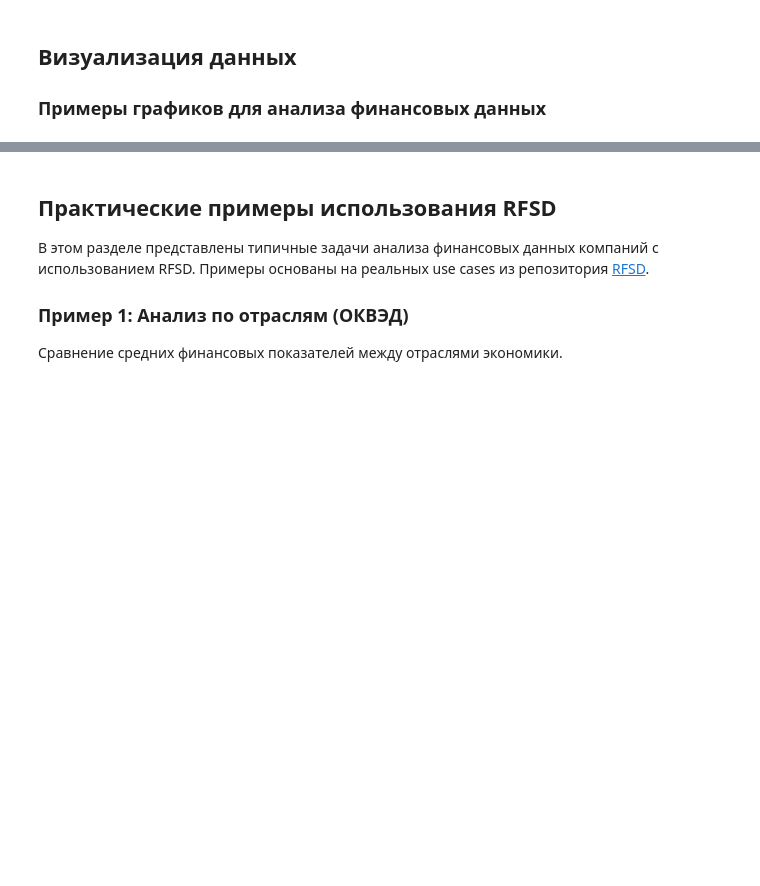
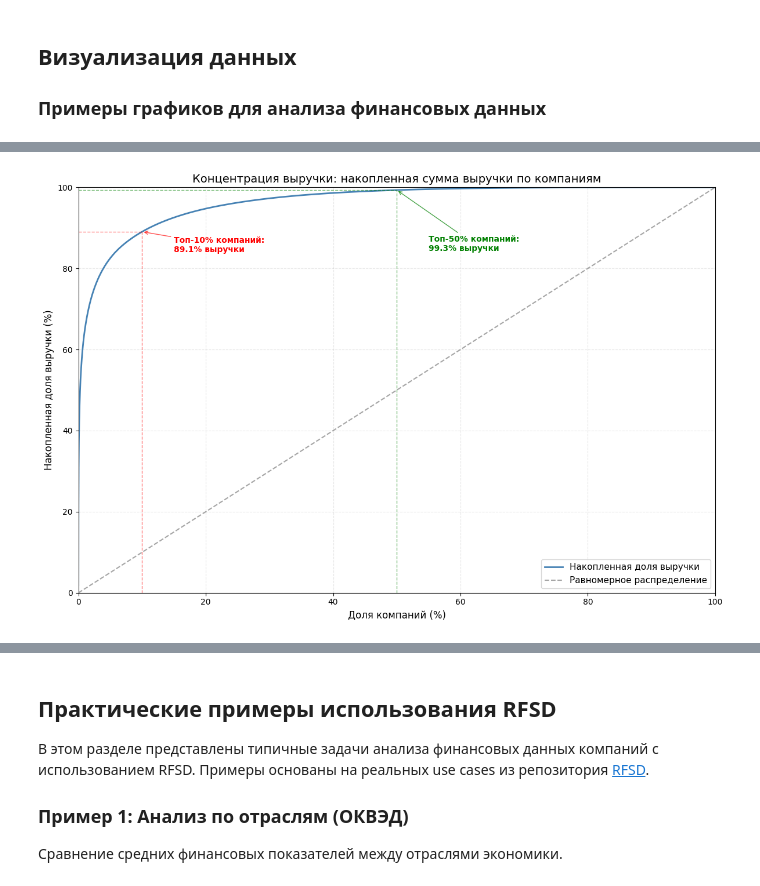
Before and after one commit to quantviews/financial-markets-2025, a Jupyter notebook: ipynb/Russian_corporate_data_RFSD_2025.ipynb, the cells around one changed output, grey strips where cells are left out. Saved outputs shown, nothing was run; the diff lists cells and outputs as text; code cells hidden in the pictures; blank space fills up the shorter version.

```diff
--- a/ipynb/Russian_corporate_data_RFSD_2025.ipynb
+++ b/ipynb/Russian_corporate_data_RFSD_2025.ipynb
@@ -1578,0 +1774,81 @@ if 'df_with_ratios' in locals():
+# %%
+# График накопленной суммы выручки (кривая Лоренца)
+# Показывает концентрацию выручки: какая доля компаний генерирует какую долю общей выручки
+
+import numpy as np
+
+df_2024_full = lf_2024.collect() # давайте возьмем все данные за 2024 год
+
+# Сортируем компании по выручке по убыванию
+df_sorted = (
+    df_2024_full
+    .filter(pl.col("line_2110").is_finite())    # оставить только конечные значения по выручке
+    .select("line_2110")                        # выбрать нужный столбец
+    .sort("line_2110", descending=True)         # сортировка
+    .to_pandas()
+)
+
+
+# Рассчитываем накопленную сумму выручки
+df_sorted['cumulative_revenue'] = df_sorted['line_2110'].cumsum()
+total_revenue = df_sorted['line_2110'].sum()
+
+# Рассчитываем проценты
+df_sorted['cumulative_pct_revenue'] = (df_sorted['cumulative_revenue'] / total_revenue) * 100
+df_sorted['pct_companies'] = (np.arange(1, len(df_sorted) + 1) / len(df_sorted)) * 100
+
+# Строим график
+plt.figure(figsize=(12, 8))
+
+# График накопленной доли выручки
+plt.plot(df_sorted['pct_companies'], df_sorted['cumulative_pct_revenue'],
+         linewidth=2, label='Накопленная доля выручки', color='steelblue')
+
+# Линия равенства (если бы выручка распределялась равномерно)
+plt.plot([0, 100], [0, 100], '--', linewidth=1.5, color='gray',
+         label='Равномерное распределение', alpha=0.7)
+
+plt.xlabel('Доля компаний (%)', fontsize=12)
+plt.ylabel('Накопленная доля выручки (%)', fontsize=12)
+plt.title('Концентрация выручки: накопленная сумма выручки по компаниям', fontsize=14)
+plt.legend(fontsize=11)
+plt.grid(True, alpha=0.3, linestyle='--')
+plt.xlim(0, 100)
+plt.ylim(0, 100)
+
+# Добавляем аннотации для ключевых точек
+# Топ-10% компаний
+top_10_pct_idx = int(len(df_sorted) * 0.1)
+if top_10_pct_idx > 0:
+    top_10_revenue_pct = df_sorted.iloc[top_10_pct_idx - 1]['cumulative_pct_revenue']
+    plt.plot([10, 10], [0, top_10_revenue_pct], 'r--', alpha=0.5, linewidth=1)
+    plt.plot([0, 10], [top_10_revenue_pct, top_10_revenue_pct], 'r--', alpha=0.5, linewidth=1)
+    plt.annotate(f'Топ-10% компаний:\n{top_10_revenue_pct:.1f}% выручки',
+                xy=(10, top_10_revenue_pct), xytext=(15, top_10_revenue_pct - 5),
+                arrowprops=dict(arrowstyle='->', color='red', alpha=0.7),
+                fontsize=10, color='red', fontweight='bold')
+
+# Топ-50% компаний
+top_50_pct_idx = int(len(df_sorted) * 0.5)
+if top_50_pct_idx > 0:
+    top_50_revenue_pct = df_sorted.iloc[top_50_pct_idx - 1]['cumulative_pct_revenue']
+    plt.plot([50, 50], [0, top_50_revenue_pct], 'g--', alpha=0.5, linewidth=1)
+    plt.plot([0, 50], [top_50_revenue_pct, top_50_revenue_pct], 'g--', alpha=0.5, linewidth=1)
+    plt.annotate(f'Топ-50% компаний:\n{top_50_revenue_pct:.1f}% выручки',
+                xy=(50, top_50_revenue_pct), xytext=(55, top_50_revenue_pct - 15),
+                arrowprops=dict(arrowstyle='->', color='green', alpha=0.7),
+                fontsize=10, color='green', fontweight='bold')
+
+plt.tight_layout()
+plt.show()
+
+# Выводим статистику концентрации
+print(f"\nСтатистика концентрации выручки:")
+print(f"Всего компаний: {len(df_sorted):,}")
+print(f"Общая выручка: {total_revenue / 1_000_000_000:.2f} трлн руб.")
+if top_10_pct_idx > 0:
+    print(f"Топ-10% компаний генерируют: {top_10_revenue_pct:.1f}% выручки")
+if top_50_pct_idx > 0:
+    print(f"Топ-50% компаний генерируют: {top_50_revenue_pct:.1f}% выручки")
+# %% [output]
+[figure, added]
```
Also changed, not shown: parts of 70 cells of this notebook.
